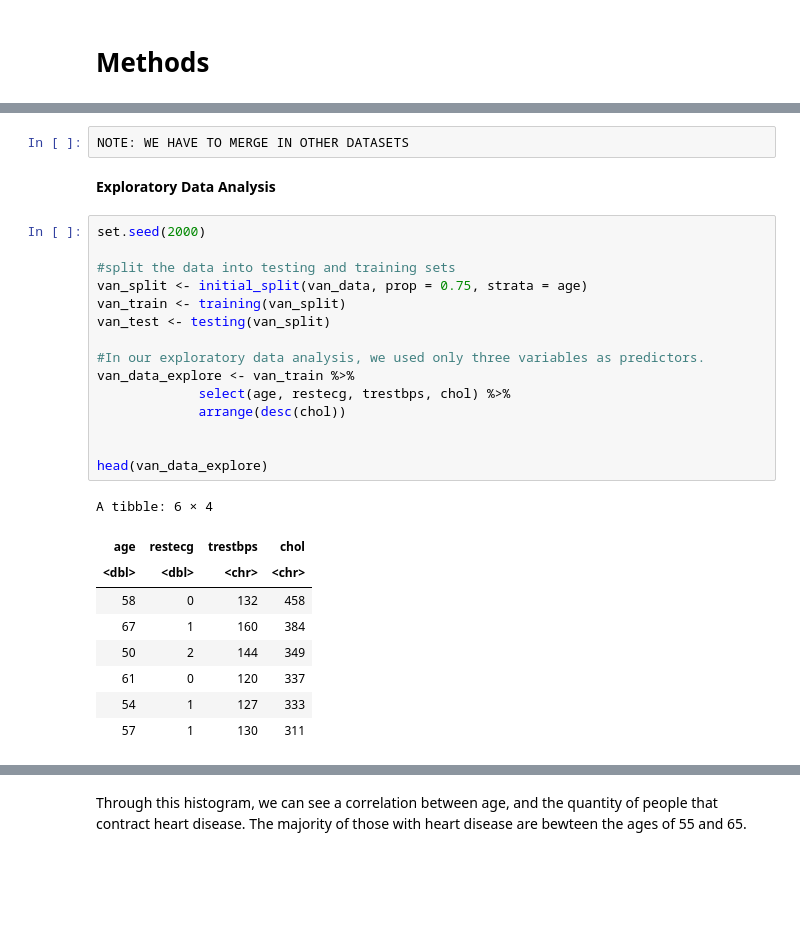
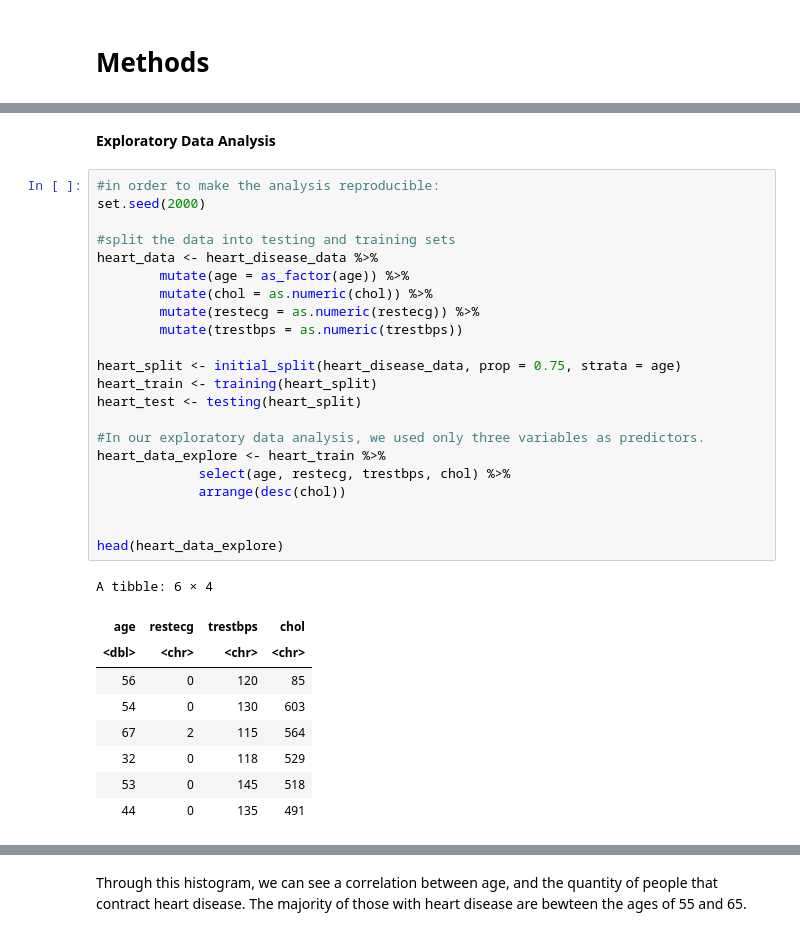
Before and after one commit to klydestad/group_153_project, a Jupyter notebook: group.153.project.report.ipynb, the cells around one changed output, grey strips where cells are left out. Cells and saved outputs as stored; diff of their text form; blank space fills up the shorter version.

Commit message:
Merged Datasets

```diff
--- a/group.153.project.report.ipynb
+++ b/group.153.project.report.ipynb
@@ -48,30 +99,35 @@ dbl (5): age, sex, chest_pain, restecg, num
-# %%
-NOTE: WE HAVE TO MERGE IN OTHER DATASETS
 # %% [markdown]
 **Exploratory Data Analysis**
 # %%
+#in order to make the analysis reproducible:
 set.seed(2000)
 
 #split the data into testing and training sets
-van_split <- initial_split(van_data, prop = 0.75, strata = age)
-van_train <- training(van_split)
-van_test <- testing(van_split)
+heart_data <- heart_disease_data %>%
+        mutate(age = as_factor(age)) %>%
+        mutate(chol = as.numeric(chol)) %>%
+        mutate(restecg = as.numeric(restecg)) %>%
+        mutate(trestbps = as.numeric(trestbps))
+
+heart_split <- initial_split(heart_disease_data, prop = 0.75, strata = age)
+heart_train <- training(heart_split)
+heart_test <- testing(heart_split)
 
 #In our exploratory data analysis, we used only three variables as predictors.
-van_data_explore <- van_train %>%
+heart_data_explore <- heart_train %>%
              select(age, restecg, trestbps, chol) %>%
              arrange(desc(chol))
 
 
-head(van_data_explore)
+head(heart_data_explore)
 # %% [output]
 A tibble: 6 × 4
 | age | restecg | trestbps | chol |
-| <dbl> | <dbl> | <chr> | <chr> |
-| 58 | 0 | 132 | 458 |
-| 67 | 1 | 160 | 384 |
-| 50 | 2 | 144 | 349 |
-| 61 | 0 | 120 | 337 |
-| 54 | 1 | 127 | 333 |
-| 57 | 1 | 130 | 311 |
+| <dbl> | <chr> | <chr> | <chr> |
+| 56 | 0 | 120 | 85 |
+| 54 | 0 | 130 | 603 |
+| 67 | 2 | 115 | 564 |
+| 32 | 0 | 118 | 529 |
+| 53 | 0 | 145 | 518 |
+| 44 | 0 | 135 | 491 |
 # %% [markdown]
```
Also changed, not shown: parts of 4 cells of this notebook, 1 other file.
